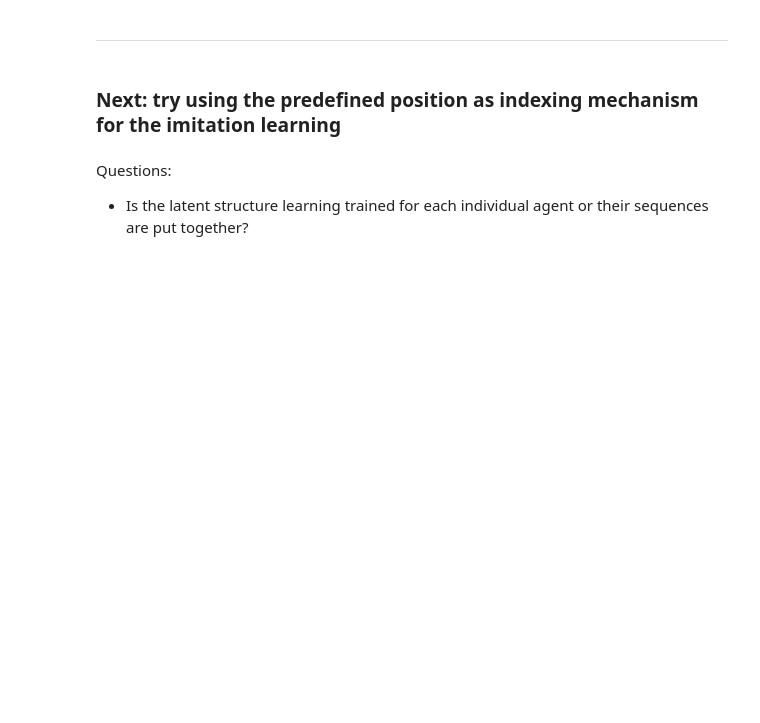
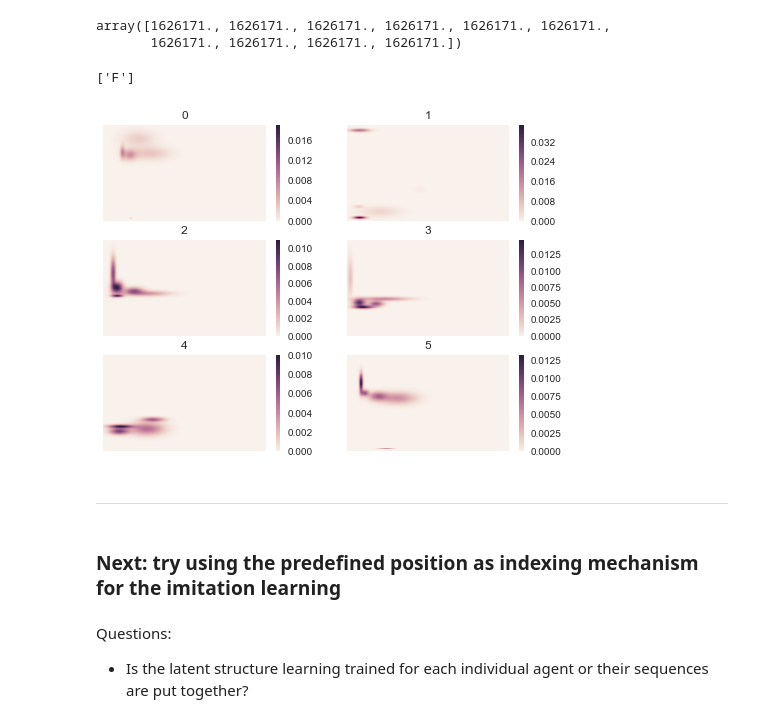
Before and after one commit to samshipengs/Coordinated-Multi-Agent-Imitation-Learning, a Jupyter notebook: code/RoleAlignment.ipynb, the cells around one changed output. Cells and saved outputs as stored; diff of their text form; code cells hidden in the pictures; blank space fills up the shorter version.

Commit message:
Created hmm and visualiazed each of the components gmm.

```diff
--- a/code/RoleAlignment.ipynb
+++ b/code/RoleAlignment.ipynb
@@ -98,11 +113,15 @@ train.shape
 # %%
 final = []
-for i in range(0, train.shape[1], 2):
-    final.append(train[:,i:i+2])
+final_players = []
+for i in range(0, train.shape[1], 3):
+    final.append(train[:,i+1:i+3])
+    final_players.append(train[:, i])
+
 final = np.concatenate(final, axis=0)
 seq_lens = np.concatenate([seq_lens for _ in range(10)], axis=0)
+final_players = np.concatenate(final_players)
 # %%
 # Viterbi is set by default as the 'algorithm' optional parameter.
-model = hmm.GMMHMM(n_components=6, n_mix=5, verbose=True)#, covariance_type="diag", n_iter=100)
+model = hmm.GMMHMM(n_components=6, n_mix=5, verbose=True, n_iter=100)
 model.fit(final, lengths=seq_lens)
 # %% [output]
@@ -140,8 +171,0 @@ state_sequence[:150]
-# %%
-m = -1
-for i in event_df.moments.values:
-    for j in i:
-        m1 = max(np.array(j[5])[:, 3])
-        if m1>m:
-            m = m1
-m
@@ -150,3 +172,63 @@ event_df.moments.values[0][0][5]
+# %%
+final_players[-10:]
+# %% [output]
+array([1626171., 1626171., 1626171., 1626171., 1626171., 1626171.,
+       1626171., 1626171., 1626171., 1626171.])
+# %%
+id_position_mapping[1626171]
+# %% [output]
+['F']
+# %%
+def gaussian_superposition(means_arr, vars_arr, mix_p):
+    ''' means_arr: n_mix x feature_dim
+        vars_arr: n_mix x feature_dim
+    '''
+    #Create grid and multivariate normal
+    nx = 1000
+    ny = 500
+    x = np.linspace(0,94,nx)
+    y = np.linspace(0,50,ny)
+
+    X, Y = np.meshgrid(x,y)
+    pos = np.empty(X.shape + (2,))
+    pos[:, :, 0] = X; pos[:, :, 1] = Y
+
+    def single_gaussian_(mu, var):
+        #Parameters to set
+        mu_x, mu_y = mu[0], mu[1]
+        var_x, var_y = var[0], var[1]
+        rv = multivariate_normal([mu_x, mu_y], [[var_x, 0], [0, var_y]])
+
+        return rv.pdf(pos)
+    n_mix = means_arr.shape[0]
+    sp = np.sum([single_gaussian_(means_arr[i], vars_arr[i])*mix_p[i] for i in range(n_mix)],axis=0)
+    return X, Y, sp, nx, ny
+
+def plot_3d_gaussian(X,Y,Z):
+    %matplotlib notebook
+    %matplotlib notebook
+    #Make a 3D plot
+    fig = plt.figure()
+    ax = fig.gca(projection='3d')
+    ax.plot_surface(X, Y, Z,cmap='viridis',linewidth=0)
+    ax.set_xlabel('X axis')
+    ax.set_ylabel('Y axis')
+    ax.set_zlabel('Z axis')
+    plt.show()
+
+# plot all the 3ds
+gmms = model.gmms_
+nrows, ncols = 3, 2
+fig, ax = plt.subplots(nrows=nrows, ncols=ncols, figsize=(8,6))
+n_state = 0
+for i in range(nrows):
+    for j in range(ncols):
+        X, Y, Z, nx, ny = gaussian_superposition(gmms[n_state].means_, gmms[n_state].covars_, gmms[n_state].weights_)
+        df = pd.DataFrame(Z, index=range(ny), columns=range(nx))
+        sns.heatmap(df, ax=ax[i, j], xticklabels=False, yticklabels=False).set_title(str(n_state))
+        n_state += 1
+# %% [output]
+[figure, added]
 # %% [markdown]
 ---
 # %% [markdown]
```
Also changed, not shown: parts of 18 cells of this notebook, 1 other file.
